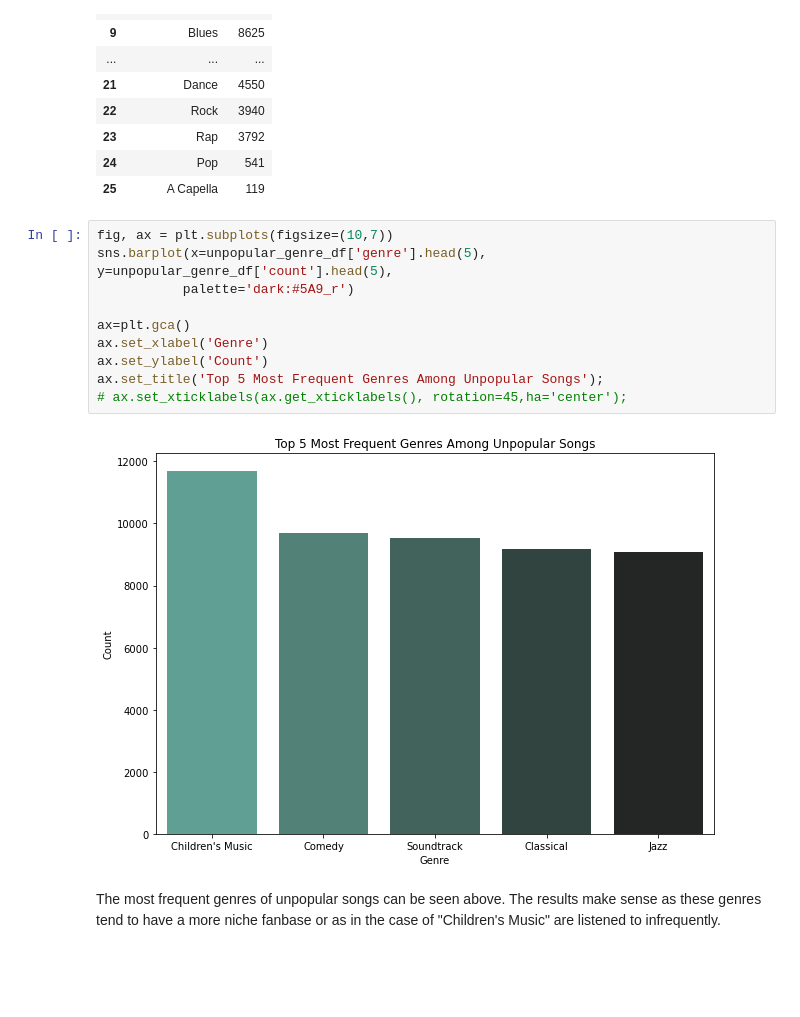
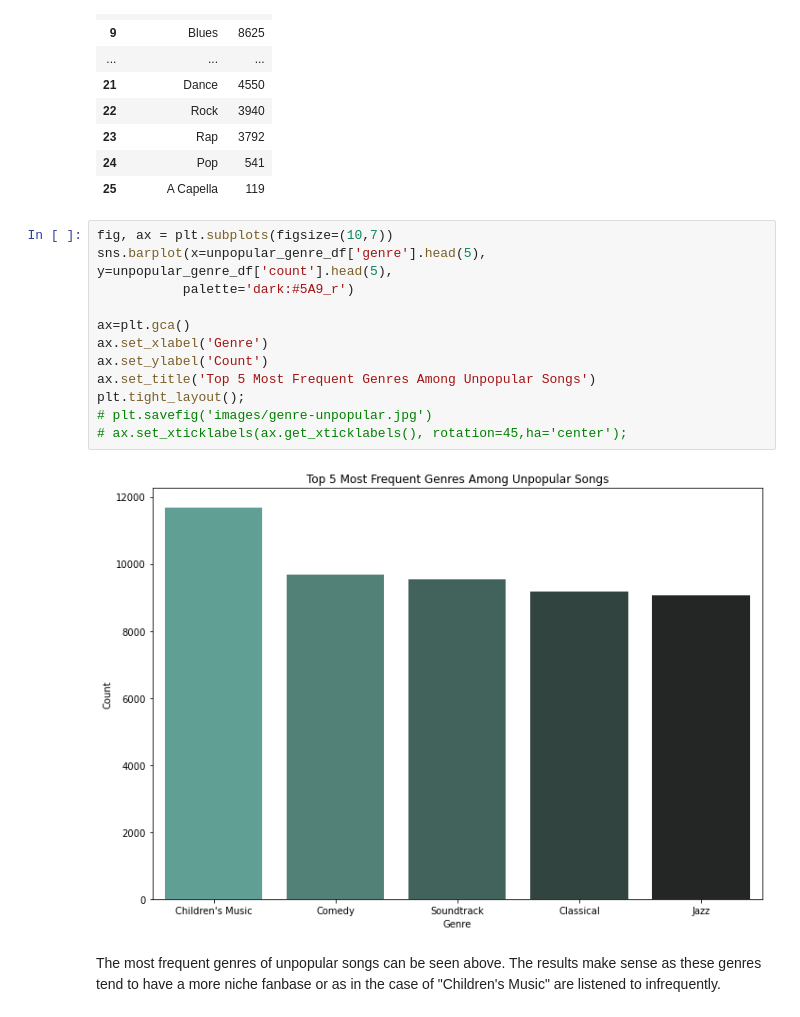
Before and after one commit to ebtezcan/Spotify-Song-Popularity-Prediction, a Jupyter notebook: index_OSEMN_plus_mvp-Copy1.ipynb, the cells around one changed output. Drawn from its saved outputs; the diff is of its cells as text; blank space fills up the shorter version.

```diff
--- a/index_OSEMN_plus_mvp-Copy1.ipynb
+++ b/index_OSEMN_plus_mvp-Copy1.ipynb
@@ -1306,15 +1305,17 @@ unpopular_genre_df
 # %%
 fig, ax = plt.subplots(figsize=(10,7))
 sns.barplot(x=unpopular_genre_df['genre'].head(5), y=unpopular_genre_df['count'].head(5),
            palette='dark:#5A9_r')
 
 ax=plt.gca()
 ax.set_xlabel('Genre')
 ax.set_ylabel('Count')
-ax.set_title('Top 5 Most Frequent Genres Among Unpopular Songs');
+ax.set_title('Top 5 Most Frequent Genres Among Unpopular Songs')
+plt.tight_layout();
+# plt.savefig('images/genre-unpopular.jpg')
 # ax.set_xticklabels(ax.get_xticklabels(), rotation=45,ha='center');
 # %% [output]
-[figure, old version]
+[figure, new version]
 # %% [markdown]
 The most frequent genres of unpopular songs can be seen above. The results make sense as these genres tend to have a more niche fanbase or as in the case of "Children's Music" are listened to infrequently.
 # %% [markdown]
```
Also changed, not shown: parts of 5 cells of this notebook, 6 other files.
